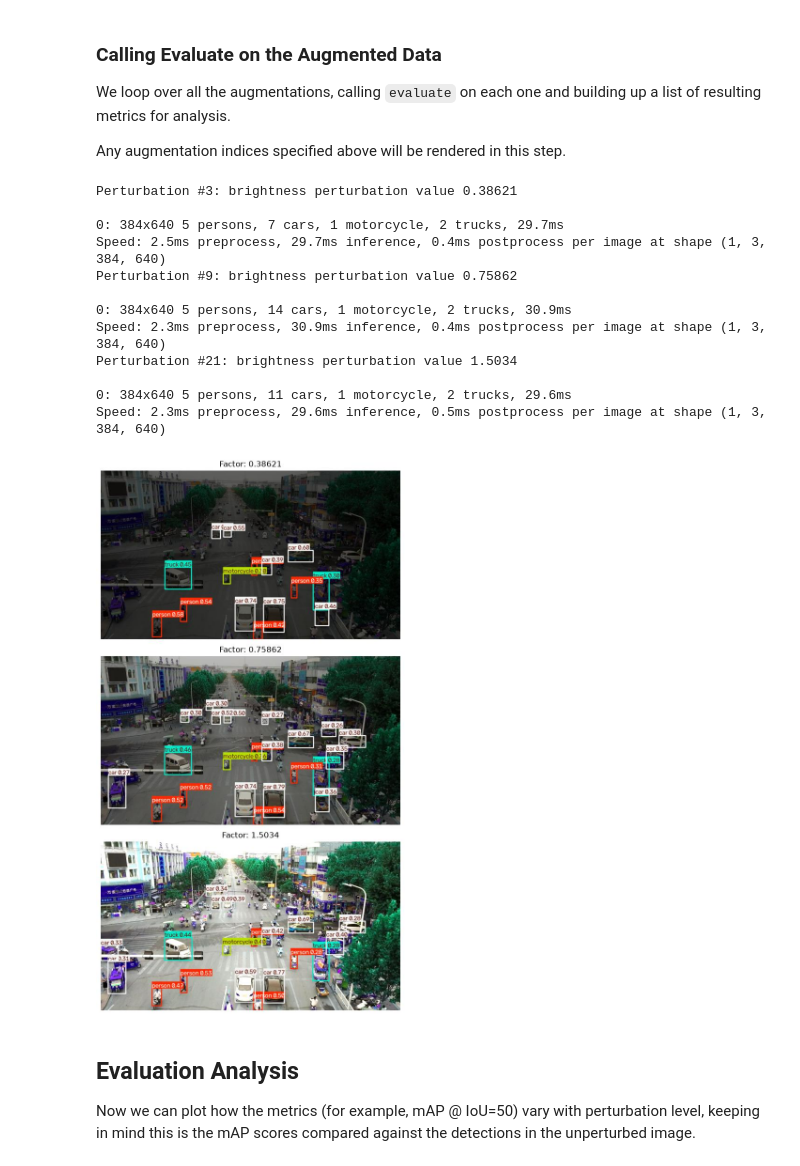
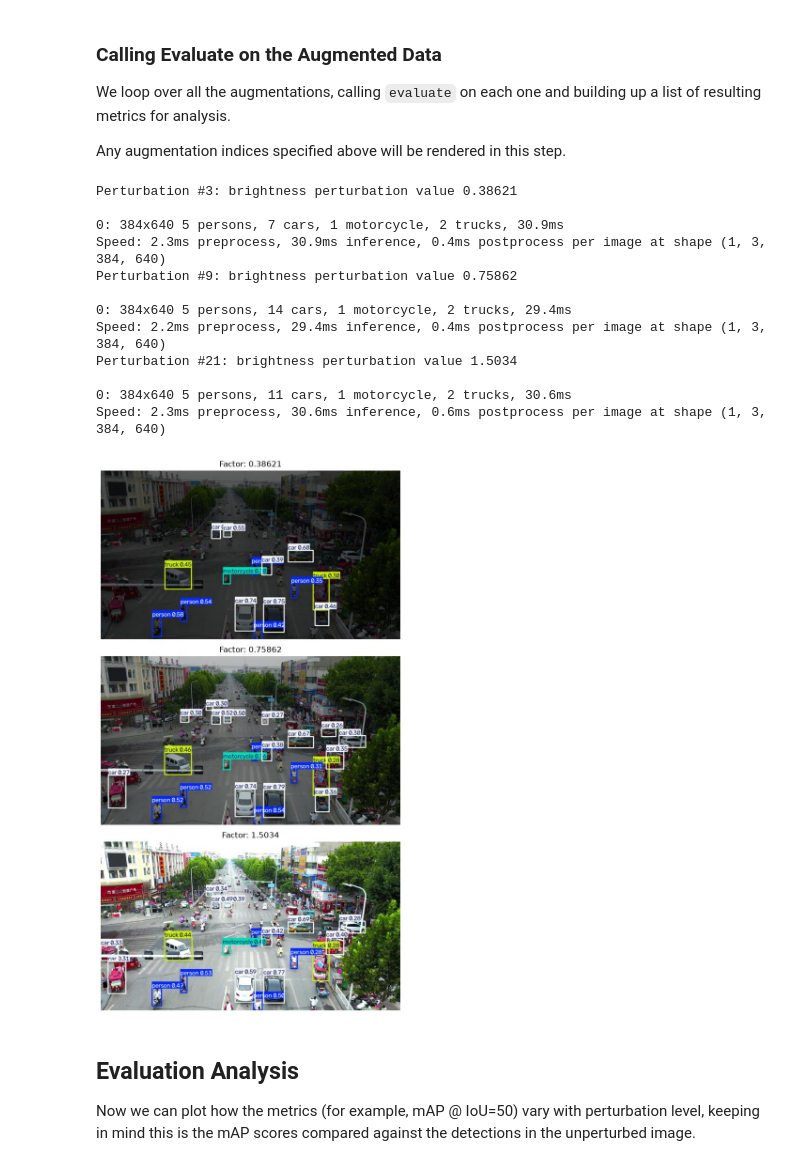
Before and after one commit to Kitware/nrtk, a Jupyter notebook: docs/examples/maite/extreme_illumination.ipynb, the cells around one changed output. Saved outputs shown, nothing was run; the diff lists cells and outputs as text; code cells hidden in the pictures.

```diff
--- a/docs/examples/maite/extreme_illumination.ipynb
+++ b/docs/examples/maite/extreme_illumination.ipynb
@@ -508,41 +496,41 @@ for idx, a in enumerate(augmentations):
     mAP_metric.reset()
     result, _, _ = evaluate(
         model=yolo_model,
         dataset=cast(od.Dataset, single_image_dataset),
         augmentation=a,
         metric=mAP_metric,
     )
     perturbed_metrics.append(result)
 
     if idx in VISUALIZATION_INDICES:
         # quickest way is to re-evaluate
         factor = a.augment.get_config()["factor"]
         print(f"Perturbation #{idx}: brightness perturbation value {factor:0.5}")
         datum = cast(od.Dataset, single_image_dataset)[0]
         batch = ([datum[0]], [datum[1]], [datum[2]])
         # Extract the image from the augmentation and switch it to channel last
         aug = np.transpose(a(batch)[0][0], (1, 2, 0))
         # Plot image
         ax_idx = VISUALIZATION_INDICES.index(idx)
-        ax[ax_idx].imshow(model(aug[:, :, ::-1])[0].plot())
+        ax[ax_idx].imshow(model(aug[:, :, ::-1])[0].plot()[:, :, ::-1])
         ax[ax_idx].set_title(f"Factor: {factor:0.5}")
         _ = ax[ax_idx].axis("off")
 
 plt.tight_layout()
 # %% [output]
 Perturbation #3: brightness perturbation value 0.38621
 
-0: 384x640 5 persons, 7 cars, 1 motorcycle, 2 trucks, 29.7ms
-Speed: 2.5ms preprocess, 29.7ms inference, 0.4ms postprocess per image at shape (1, 3, 384, 640)
+0: 384x640 5 persons, 7 cars, 1 motorcycle, 2 trucks, 30.9ms
+Speed: 2.3ms preprocess, 30.9ms inference, 0.4ms postprocess per image at shape (1, 3, 384, 640)
 Perturbation #9: brightness perturbation value 0.75862
 
-0: 384x640 5 persons, 14 cars, 1 motorcycle, 2 trucks, 30.9ms
-Speed: 2.3ms preprocess, 30.9ms inference, 0.4ms postprocess per image at shape (1, 3, 384, 640)
+0: 384x640 5 persons, 14 cars, 1 motorcycle, 2 trucks, 29.4ms
+Speed: 2.2ms preprocess, 29.4ms inference, 0.4ms postprocess per image at shape (1, 3, 384, 640)
 Perturbation #21: brightness perturbation value 1.5034
 
-0: 384x640 5 persons, 11 cars, 1 motorcycle, 2 trucks, 29.6ms
-Speed: 2.3ms preprocess, 29.6ms inference, 0.5ms postprocess per image at shape (1, 3, 384, 640)
+0: 384x640 5 persons, 11 cars, 1 motorcycle, 2 trucks, 30.6ms
+Speed: 2.3ms preprocess, 30.6ms inference, 0.6ms postprocess per image at shape (1, 3, 384, 640)
-[figure, old version]
+[figure, new version]
 # %% [markdown]
 ## Evaluation Analysis
 
```
Also changed, not shown: parts of 2 cells of this notebook, 3 other files.
